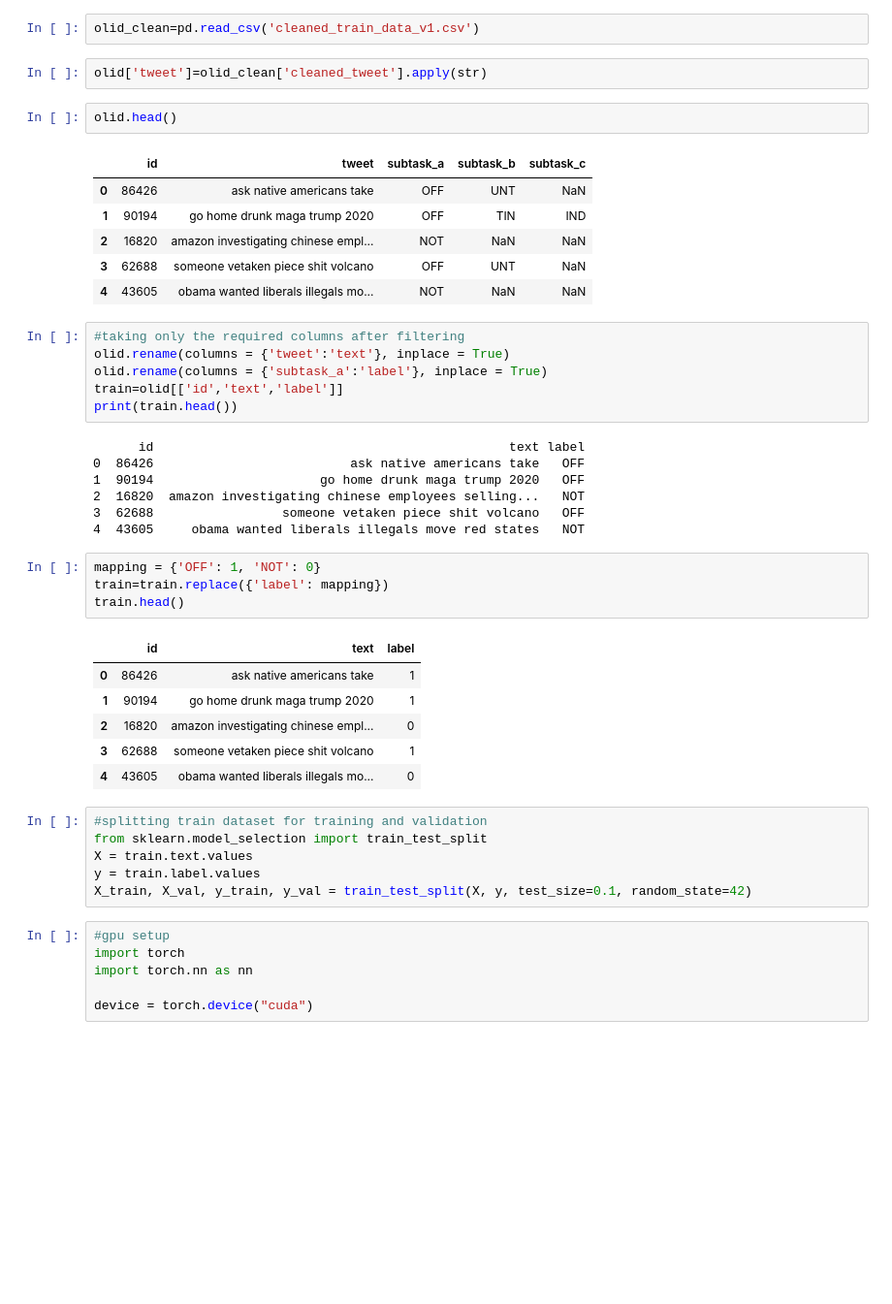
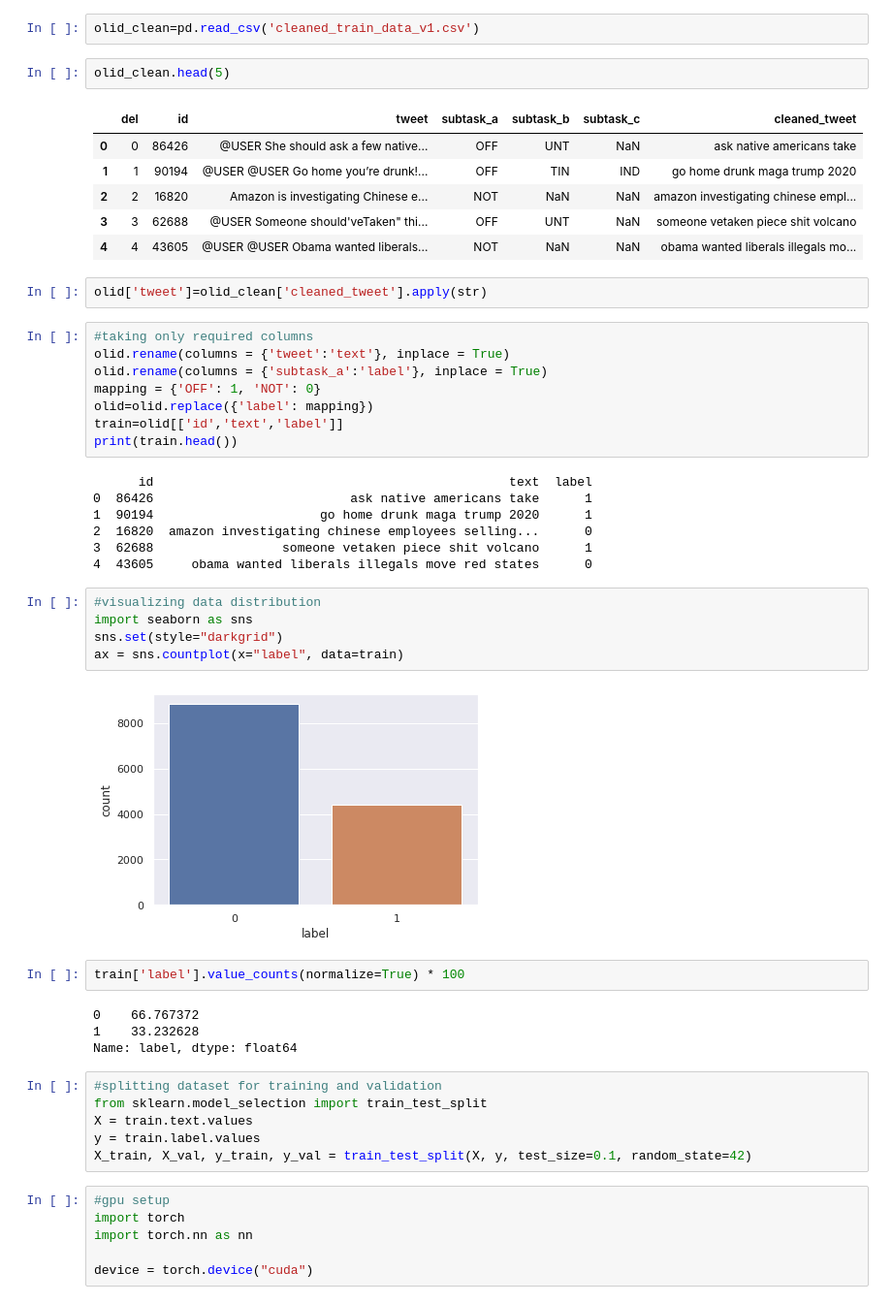
Before and after one commit to d2Anubis/Hate-Speech, a Jupyter notebook: BERT.ipynb, the cells around one changed output. Shown at 97% size. Saved outputs shown, nothing was run; the diff lists cells and outputs as text; blank space fills up the shorter version.

```diff
--- a/BERT.ipynb
+++ b/BERT.ipynb
@@ -38,42 +41,46 @@ cleaned_train_data_ 100%[===================>]   2.75M  --.-KB/s    in 0.08s
 # %%
 olid_clean=pd.read_csv('cleaned_train_data_v1.csv')
+# %%
+olid_clean.head(5)
+# %% [output]
+|  | del | id | tweet | subtask_a | subtask_b | subtask_c | cleaned_tweet |
+| 0 | 0 | 86426 | @USER She should ask a few native... | OFF | UNT | NaN | ask native americans take |
+| 1 | 1 | 90194 | @USER @USER Go home you’re drunk!... | OFF | TIN | IND | go home drunk maga trump 2020 |
+| 2 | 2 | 16820 | Amazon is investigating Chinese e... | NOT | NaN | NaN | amazon investigating chinese empl... |
+| 3 | 3 | 62688 | @USER Someone should'veTaken" thi... | OFF | UNT | NaN | someone vetaken piece shit volcano |
+| 4 | 4 | 43605 | @USER @USER Obama wanted liberals... | NOT | NaN | NaN | obama wanted liberals illegals mo... |
 # %%
 olid['tweet']=olid_clean['cleaned_tweet'].apply(str)
-# %%
-olid.head()
-# %% [output]
-|  | id | tweet | subtask_a | subtask_b | subtask_c |
-| 0 | 86426 | ask native americans take | OFF | UNT | NaN |
-| 1 | 90194 | go home drunk maga trump 2020 | OFF | TIN | IND |
-| 2 | 16820 | amazon investigating chinese empl... | NOT | NaN | NaN |
-| 3 | 62688 | someone vetaken piece shit volcano | OFF | UNT | NaN |
-| 4 | 43605 | obama wanted liberals illegals mo... | NOT | NaN | NaN |
 # %%
-#taking only the required columns after filtering
+#taking only required columns
 olid.rename(columns = {'tweet':'text'}, inplace = True)
 olid.rename(columns = {'subtask_a':'label'}, inplace = True)
+mapping = {'OFF': 1, 'NOT': 0}
+olid=olid.replace({'label': mapping})
 train=olid[['id','text','label']]
 print(train.head())
 # %% [output]
-      id                                               text label
-0  86426                          ask native americans take   OFF
-1  90194                      go home drunk maga trump 2020   OFF
-2  16820  amazon investigating chinese employees selling...   NOT
-3  62688                 someone vetaken piece shit volcano   OFF
-4  43605     obama wanted liberals illegals move red states   NOT
+      id                                               text  label
+0  86426                          ask native americans take      1
+1  90194                      go home drunk maga trump 2020      1
+2  16820  amazon investigating chinese employees selling...      0
+3  62688                 someone vetaken piece shit volcano      1
+4  43605     obama wanted liberals illegals move red states      0
-# %%
-mapping = {'OFF': 1, 'NOT': 0}
-train=train.replace({'label': mapping})
-train.head()
-# %% [output]
-|  | id | text | label |
-| 0 | 86426 | ask native americans take | 1 |
-| 1 | 90194 | go home drunk maga trump 2020 | 1 |
-| 2 | 16820 | amazon investigating chinese empl... | 0 |
-| 3 | 62688 | someone vetaken piece shit volcano | 1 |
-| 4 | 43605 | obama wanted liberals illegals mo... | 0 |
+# %%
+#visualizing data distribution
+import seaborn as sns
+sns.set(style="darkgrid")
+ax = sns.countplot(x="label", data=train)
+# %% [output]
+[figure, added]
+# %%
+train['label'].value_counts(normalize=True) * 100
+# %% [output]
+0    66.767372
+1    33.232628
+Name: label, dtype: float64
 # %%
-#splitting train dataset for training and validation
+#splitting dataset for training and validation
 from sklearn.model_selection import train_test_split
 X = train.text.values
 y = train.label.values
```
Also changed, not shown: parts of 52 cells of this notebook.
